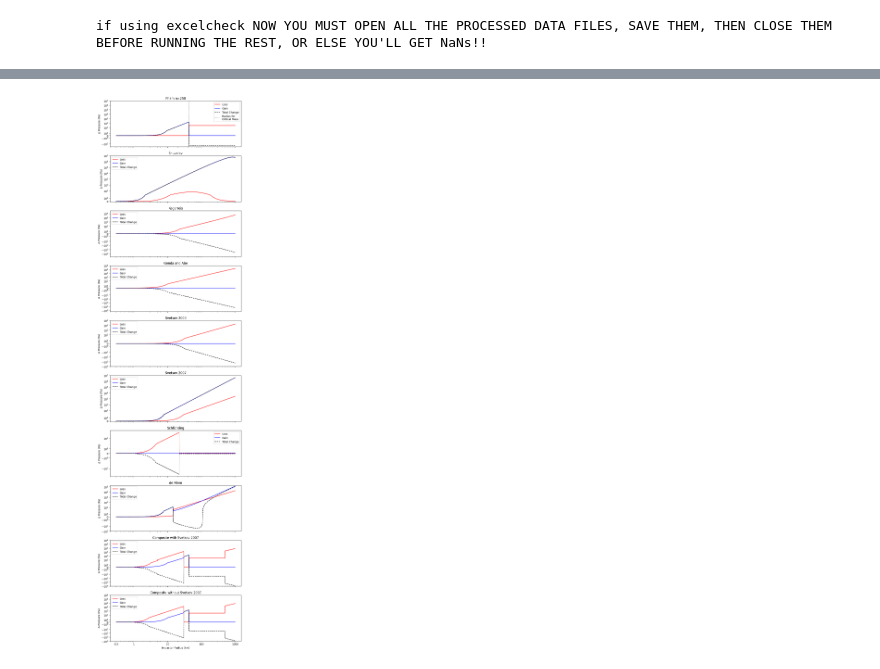
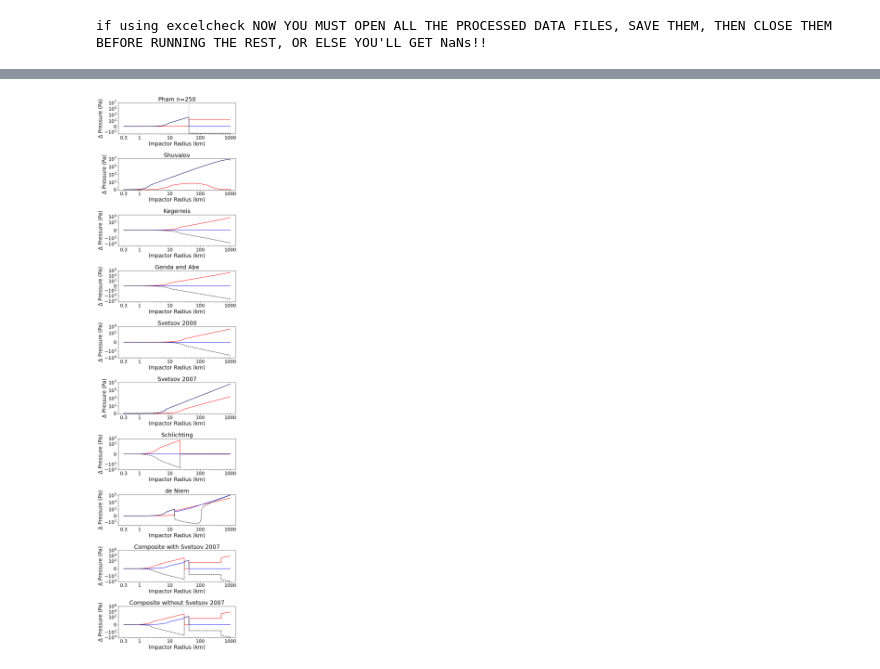
Before and after one commit to mikaylahuffman/Atmospheres-and-Impacts, a Jupyter notebook: Old Versions/atmsandimpsv18withfixes.ipynb, the cells around one changed output, grey strips where cells are left out. Drawn from its saved outputs; the diff is of its cells as text; code cells hidden in the pictures.

Commit message:
Moving things around + before/after fixes plotting scripts

```diff
--- a/Old Versions/atmsandimpsv18withfixes.ipynb
+++ b/Old Versions/atmsandimpsv18withfixes.ipynb
@@ -4468,6 +3342,18 @@ else:
+# %%
+import matplotlib as mpl
+pv=6
+mpl.rcParams.update({
+    'font.size': 16+pv,            # Main font size
+    'axes.titlesize': 16+pv,       # Title size for subplots
+    'axes.labelsize': 14+pv,       # Axis label size
+    'xtick.labelsize': 12+pv,      # X-axis tick label size
+    'ytick.labelsize': 12+pv,      # Y-axis tick label size
+    'legend.fontsize': 12+pv,      # Legend font size
+    'figure.titlesize': 20+pv      # Overall figure title (if used)
+})
 # %%
-import matplotlib.pyplot as plt
-plt.rcdefaults()
+# import matplotlib.pyplot as plt
+# plt.rcdefaults()
 
 # Final ordered models
 models = [
@@ -4483,45 +3369,65 @@ models = [
     ("Composite without Svetsov 2007", compns_P_loss, compns_P_gain, compns_delta_P),
 ]
 
-# Matching y-limits — feel free to tweak for better visibility
+# Matching ylims
 ylims = [
     (-0.5e2, 1e7),      # Pham
     (-0.1, 1e7),        # Shuvalov
     (-5e4, 5e4),        # Kegerreis
     (-2e5, 1e5),        # Genda and Abe
     (-1e4, 1e4),        # Svetsov 2000
     (-0.1, 1e7),        # Svetsov 2007
-    None,               # Hilke
+    (-1e2,1e2),               # Hilke
     (-1e2, 2e5),        # de Niem
     (-1e4, 1e6),        # Composite with Svetsov 2007
     (-1e4, 1e6),        # Composite without Svetsov 2007
 ]
 
-fig, axes = plt.subplots(len(models), 1, figsize=(8, 3 * len(models)), sharex=True)
+# yticks
+yticks = [
+    [-1e1,0,1e1,1e3,1e5,1e7],        # Pham
+    [0,1e1,1e3,1e5,1e7],        # Shuvalov
+    [-1e4,-1e2,0,1e2,1e4],        # Kegerreis
+    [-1e5,-1e3,-1e1,0,1e1,1e3,1e5],        # Genda and Abe
+    [-1e4,-1e2,0,1e2,1e4],        # Svetsov 2000
+    [0,1e1,1e3,1e5,1e7],        # Svetsov 2007
+    [-1e2,-1e1,0,1e1,1e2],        # Hilke
+    [-1e1,0,1e1,1e3,1e5],        # de Niem
+    [-1e4,-1e2,0,1e2,1e4,1e6],        # Composite with Svetsov 2007
+    [-1e4,-1e2,0,1e2,1e4,1e6],        # Composite without Svetsov 2007
+]
 
-for ax, (title, loss, gain, delta), ylim in zip(axes, models, ylims):
+fig, axes = plt.subplots(len(models), 1, figsize=(8, 3 * len(models)))
+
+for ax, (title, loss, gain, delta), ylim, ytick in zip(axes, models, ylims, yticks):
     if loss is not None and gain is not None:
         ax.plot(r_imp_array, loss, color='red', label='Loss')
         ax.plot(r_imp_array, gain, color='blue', label='Gain')
     if delta is not None:
         ax.plot(r_imp_array, delta, color='black', linestyle='dashed', label='Total Change')
 
     if "Pham" in title:
         ax.axvline(pham_corresponding_crit_imp_r, color='gray', linestyle='dotted', label='Radius for\nCritical Mass')
 
     ax.set_xscale('log')
     ax.set_yscale('symlog')
     ax.set_title(title)
     ax.set_ylabel('Δ Pressure (Pa)')
-    ax.legend()
+    # if "Pham" or "Schlichting" in title:
+    #     ax.legend()
     if ylim:
         ax.set_ylim(ylim)
 
-axes[-1].set_xlabel('Impactor Radius (km)')
-axes[-1].set_xticks([0.3, 1, 10, 100, 1000])
-axes[-1].set_xticklabels([0.3, 1, 10, 100, 1000])
+    ax.set_yticks(ytick)
+
+    ax.set_xlabel('Impactor Radius (km)')
+    ax.set_xticks([0.3, 1, 10, 100, 1000])
+    ax.set_xticklabels([0.3, 1, 10, 100, 1000])
 
 plt.tight_layout()
 plt.show()
+
+for ext in ("png","pdf","svg"):
+        fig.savefig(f"withfixes.{ext}", dpi=600)
 # %% [output]
-[figure, old version]
+[figure, new version]
```
Also changed, not shown: parts of 42 cells of this notebook, 10 other files.
